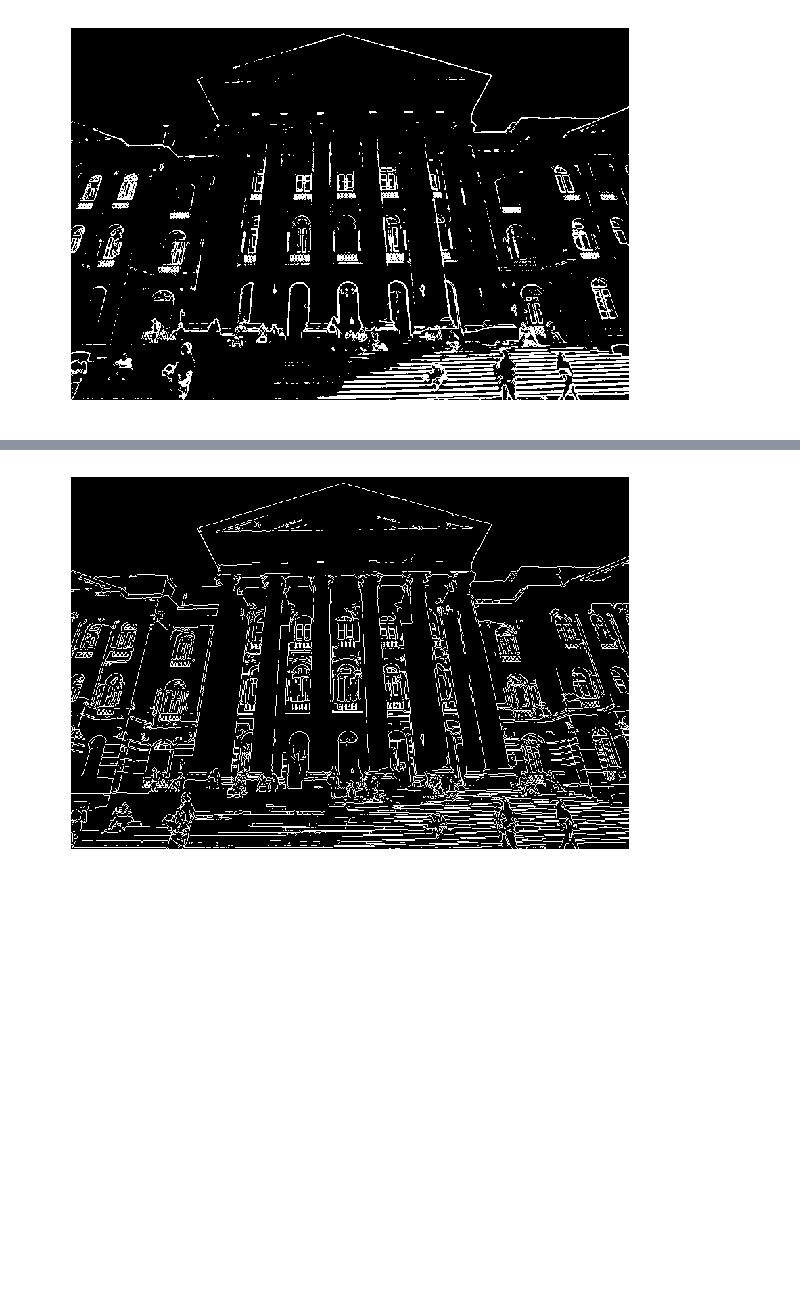
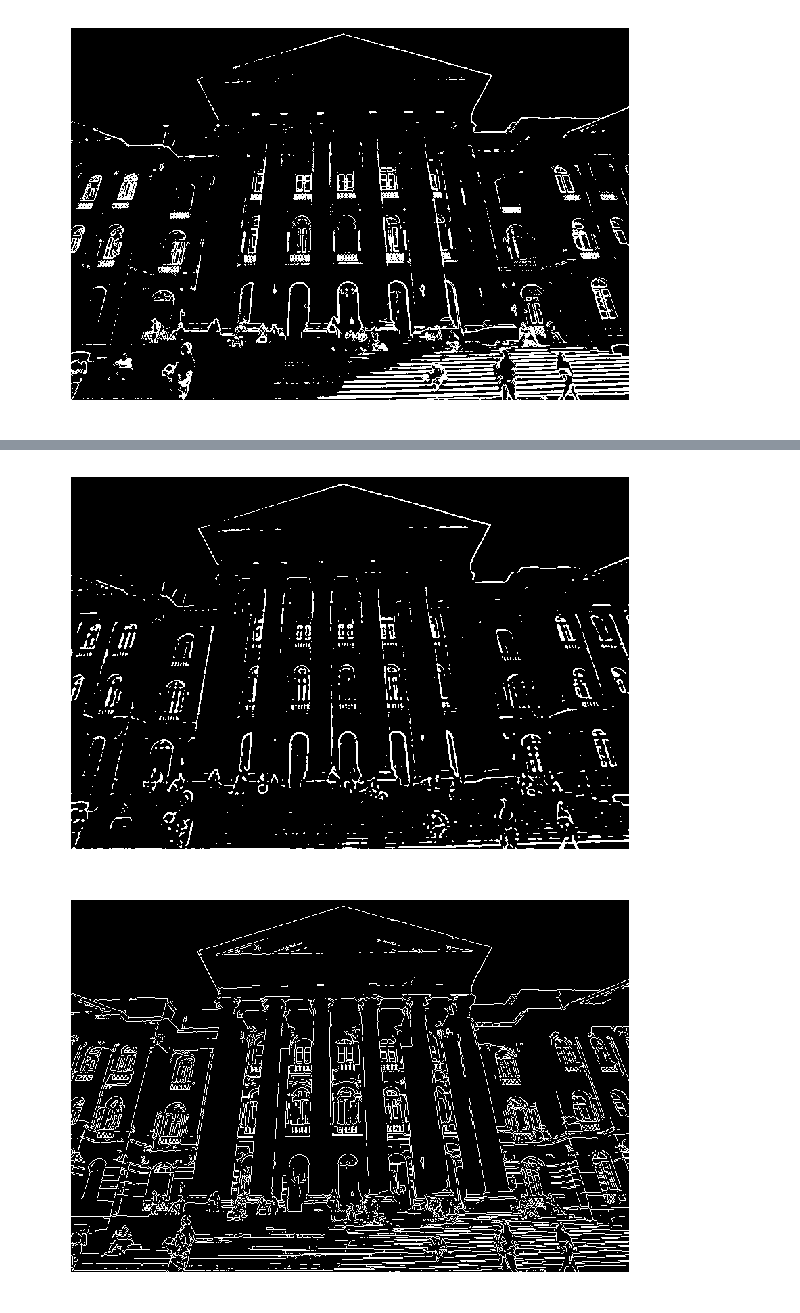
Before and after one commit to cordeirolibel/hough, a Jupyter notebook: hough.ipynb, the cells around one changed output, grey strips where cells are left out. Saved outputs shown, nothing was run; the diff lists cells and outputs as text; code cells hidden in the pictures; blank space fills up the shorter version.

```diff
--- a/hough.ipynb
+++ b/hough.ipynb
@@ -61,3 +66,7 @@ imshow(im_bin)
+# %%
+imshow(im_bin)
+# %% [output]
+[figure, added]
 # %%
 def bin_im3(im_gray,thresholds = (50,200)):
     im_bin = cv2.Canny(im_gray,thresholds[0],thresholds[1])
```
Also changed, not shown: parts of 1 cell of this notebook, 3 other files.
